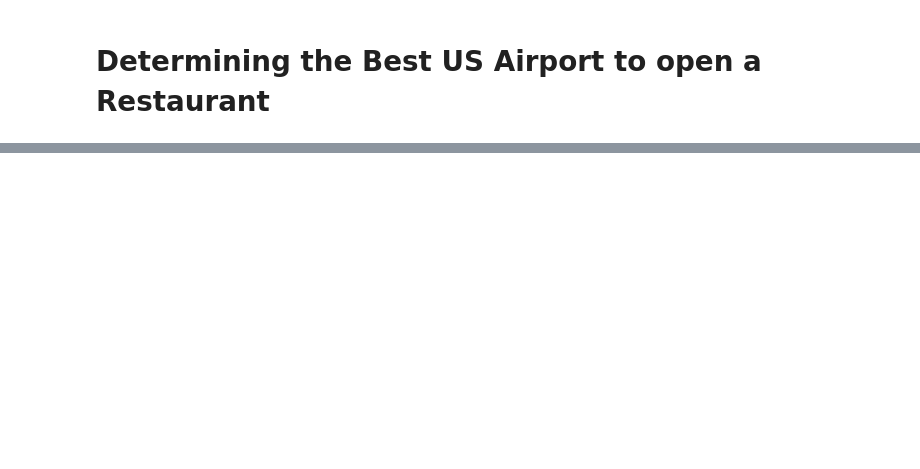
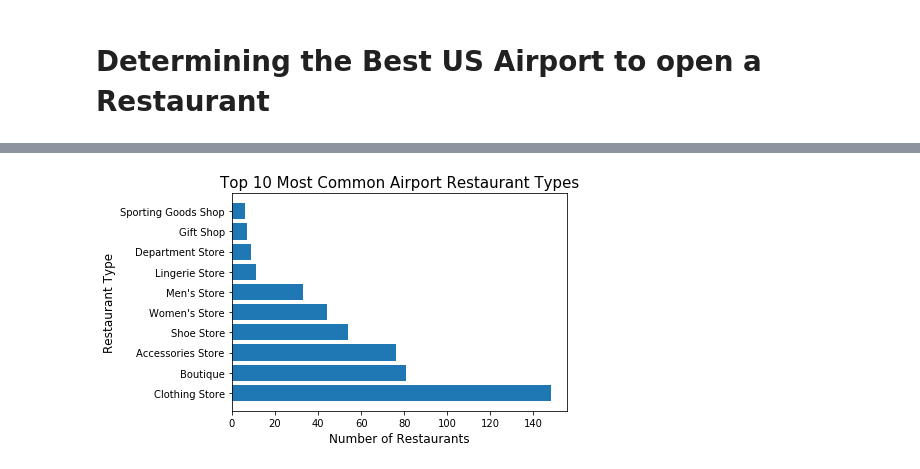
Before and after one commit to allenwu25/Data-Science---Fashion-Retail-Outlet-Expansion, a Jupyter notebook: Final Capstone Project Report.ipynb, the cells around one changed output, grey strips where cells are left out. Saved outputs shown, nothing was run; the diff lists cells and outputs as text; code cells hidden in the pictures; blank space fills up the shorter version.

```diff
--- a/Final Capstone Project Report.ipynb
+++ b/Final Capstone Project Report.ipynb
@@ -32,0 +163,12 @@ airports_table_rows = airports_table.find_all('tr')
+# %%
+## Make a map of all airport locations
+import folium
+map_clusters = folium.Map(location=[37, -93], zoom_start=4)
+
+
+for lat, long in zip(df['Latitude'], df['Longitude']):
+    folium.CircleMarker(
+    [lat, long],
+    radius=5).add_to(map_clusters)
+
+map_clusters
@@ -32,0 +181,8 @@ airports_table_rows = airports_table.find_all('tr')
+# %%
+CLIENT_ID = 'N0M3U3CG1U2U4TLPUWXXQ101ITC4Y3VRNXWLHYWBP21M0UPC'
+CLIENT_SECRET = '4HFZ2AIBI1VN4AFP1HKGZ0YC4AMEARDKSZ0FXCTNXZ1TVHMS'
+categoryid ='4bf58dd8d48988d103951735'
+
+VERSION = 20180602
+
+LIMIT= 200
@@ -32,0 +232,3 @@ airports_table_rows = airports_table.find_all('tr')
+# %%
+airport_venues = getNearbyVenues(df['Name'], df['Latitude'], df['Longitude'])
+airport_venues.head()
@@ -32,0 +280,8 @@ airports_table_rows = airports_table.find_all('tr')
+# %%
+df12 = airport_venues.groupby('Venue Category').count()[['Neighborhood']].sort_values(by='Neighborhood', ascending=False).head(10)
+
+df12['Venue Category'] = df12.index
+df12.rename(columns={'Neighborhood': 'Count'}, inplace=True)
+df12 = df12[['Venue Category', 'Count']]
+df12.index = range(0, 10)
+df12
@@ -32,0 +316,11 @@ airports_table_rows = airports_table.find_all('tr')
+# %%
+import matplotlib.pyplot as plt
+index = np.arange(len(df12['Venue Category']))
+plt.barh(index, df12['Count'])
+plt.xlabel('Number of Restaurants', fontsize=12)
+plt.ylabel('Restaurant Type', fontsize=12)
+plt.yticks(index, df12['Venue Category'], fontsize=10)
+plt.title('Top 10 Most Common Airport Restaurant Types', fontsize=15)
+plt.show()
+# %% [output]
+[figure, added]
```
Also changed, not shown: parts of 31 cells of this notebook.
